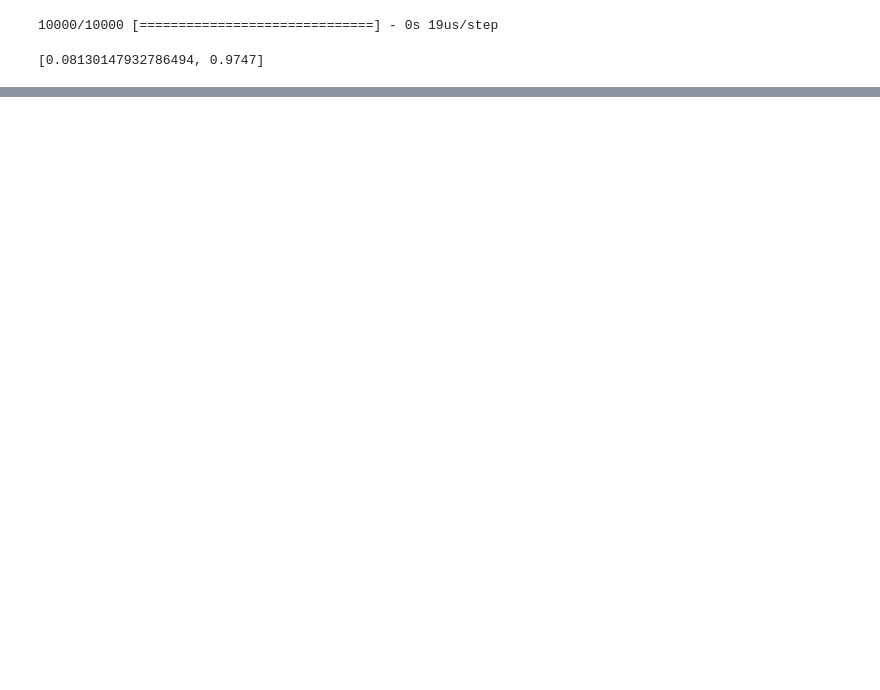
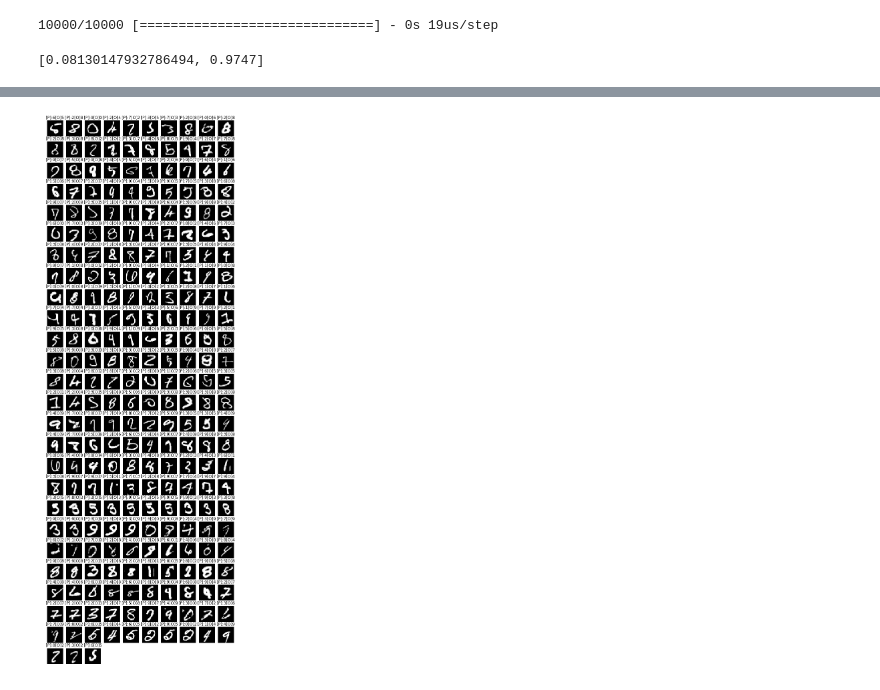
Before and after one commit to Elwing-Chou/taipeitechml, a Jupyter notebook: MLP.ipynb, the cells around one changed output, grey strips where cells are left out. Drawn from its saved outputs; the diff is of its cells as text; code cells hidden in the pictures; blank space fills up the shorter version.

```diff
--- a/MLP.ipynb
+++ b/MLP.ipynb
@@ -127,3 +127,7 @@ model.evaluate(x_test_shape, y_test_cat)
 # %% [output]
 10000/10000 [==============================] - 0s 19us/step
 [0.08130147932786494, 0.9747]
+# %%
+from sklearn.metrics import confusion_matrix
+pre = model.predict_classes(x_test_shape)
+pd.DataFrame(confusion_matrix(y_test, pre))
@@ -129,0 +146,26 @@ model.evaluate(x_test_shape, y_test_cat)
+# %%
+# enumerate -> (index, data)
+# 預測錯誤的image
+diff_img = []
+# 預測錯誤的正確標籤
+diff_label_right = []
+# 預測錯誤的預測標籤
+diff_label_pre = []
+for (index, data) in enumerate(y_test):
+    # 預測和正確不一樣
+    if not data == pre[index]:
+        diff_img.append(x_test[index])
+        diff_label_right.append(data)
+        diff_label_pre.append(pre[index])
+
+width = 10
+height = int(len(diff_img) / 10) + 1
+plt.figure(figsize=(10, 30))
+for (index, img) in enumerate(diff_img):
+    plt.subplot(height, width, index + 1)
+    plt.axis("off")
+    t = "[P]:" + str(diff_label_pre[index]) + "[O]" + str(diff_label_right[index])
+    plt.title(t)
+    plt.imshow(img, cmap="gray")
+# %% [output]
+[figure, added]
```
Also changed, not shown: parts of 2 cells of this notebook.
